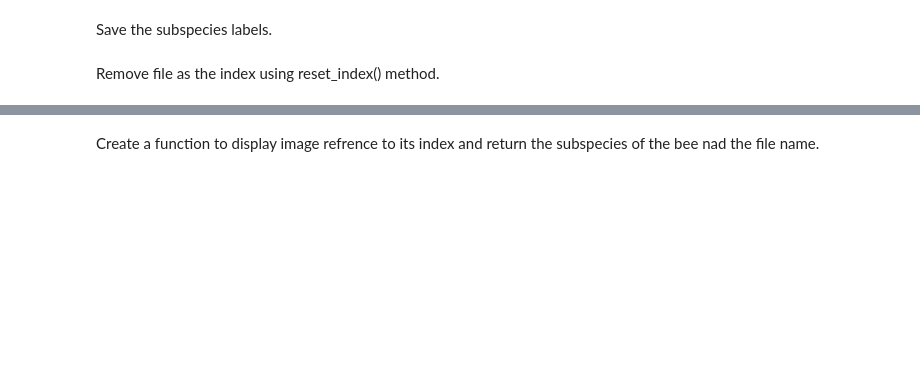
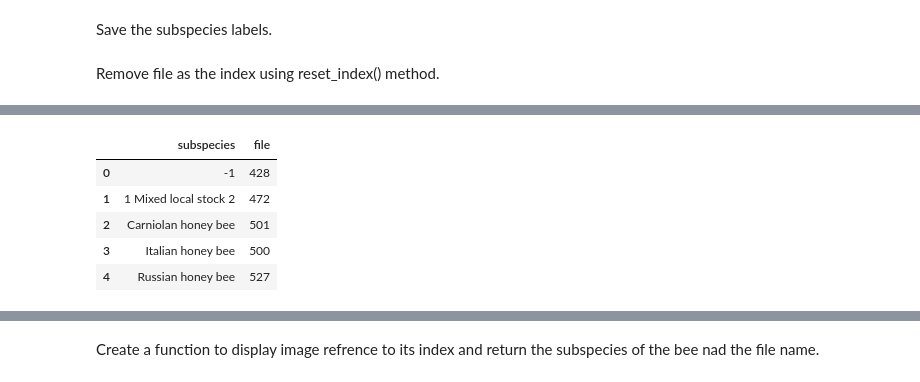
Before and after one commit to whatiskeptiname/Bee-Classifier, a Jupyter notebook: SVM.ipynb, the cells around one changed output, grey strips where cells are left out. Cells and saved outputs as stored; diff of their text form; code cells hidden in the pictures; blank space fills up the shorter version.

```diff
--- a/SVM.ipynb
+++ b/SVM.ipynb
@@ -69,0 +86,9 @@ labels.head()
+# %%
+labels.groupby("subspecies").count().reset_index()
+# %% [output]
+|  | subspecies | file |
+| 0 | -1 | 428 |
+| 1 | 1 Mixed local stock 2 | 472 |
+| 2 | Carniolan honey bee | 501 |
+| 3 | Italian honey bee | 500 |
+| 4 | Russian honey bee | 527 |
```
Also changed, not shown: parts of 25 cells of this notebook.
